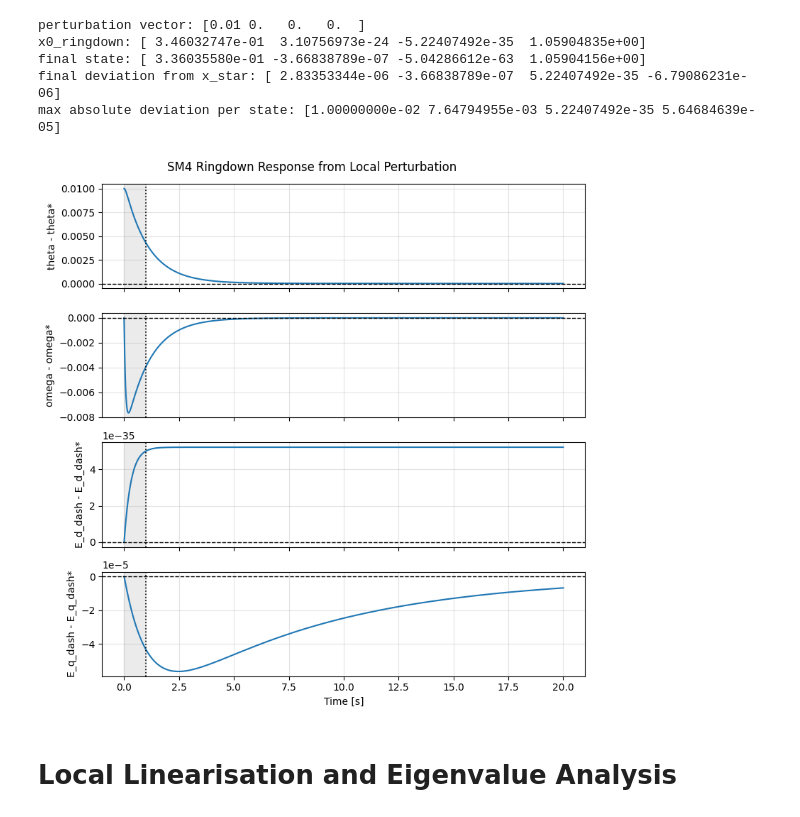
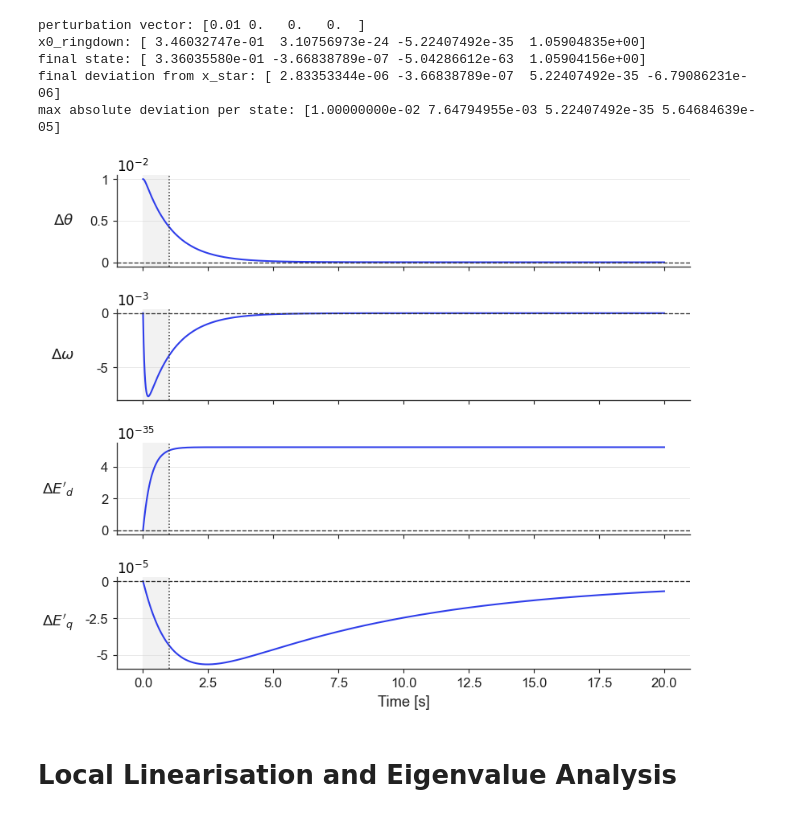
Before and after one commit to jnasw/ml-surrogates-for-power-systems, a Jupyter notebook: tools/analysis/chapter4/chapter4_dynamical_system_analysis.ipynb, the cells around one changed output. Drawn from its saved outputs; the diff is of its cells as text; code cells hidden in the pictures.

Commit message:
updated visuals for ch4

```diff
--- a/tools/analysis/chapter4/chapter4_dynamical_system_analysis.ipynb
+++ b/tools/analysis/chapter4/chapter4_dynamical_system_analysis.ipynb
@@ -267,38 +277,86 @@ final state: [ 3.36035580e-01 -3.66838789e-07 -5.04286612e-63  1.05904156e+00]
 final deviation from x_star: [ 2.83353344e-06 -3.66838789e-07  5.22407492e-35 -6.79086231e-06]
 max absolute deviation per state: [1.00000000e-02 7.64794955e-03 5.22407492e-35 5.64684639e-05]
 # %%
+set_thesis_style()
+
 deviation_labels = [
-    "theta - theta*",
-    "omega - omega*",
-    "E_d_dash - E_d_dash*",
-    "E_q_dash - E_q_dash*",
+    r"$\Delta \theta$",
+    r"$\Delta \omega$",
+    r"$\Delta E'_d$",
+    r"$\Delta E'_q$",
 ]
 surrogate_horizon = float(setup_cfg.time)
 
-fig, axes = plt.subplots(4, 1, figsize=(8, 8), sharex=True)
+fig, axes = plt.subplots(
+    4,
+    1,
+    figsize=(6.8, 5.8),
+    sharex=True,
+    constrained_layout=True,
+)
+
+fig.set_constrained_layout_pads(
+    hspace=0.15,  # increase vertical spacing between rows
+)
+
 for idx, (ax, label) in enumerate(zip(axes, deviation_labels)):
-    ax.plot(sol_ringdown.t, ringdown_deviation[idx], linewidth=1.5)
-    ax.axvspan(0.0, surrogate_horizon, color="tab:gray", alpha=0.15)
-    ax.axvline(surrogate_horizon, color="black", linestyle=":", linewidth=1.2)
-    ax.axhline(0.0, linestyle="--", color="black", linewidth=1.0)
-    ax.set_ylabel(label)
-    ax.grid(True, alpha=0.35)
+    max_abs_value = np.nanmax(np.abs(ringdown_deviation[idx]))
+    #if max_abs_value > 0 and (max_abs_value < 1e-2 or max_abs_value >= 1e2):
+    if max_abs_value > 0 and (max_abs_value <= 1e-1 or max_abs_value >= 1e1):
+        scale_exponent = int(np.floor(np.log10(max_abs_value)))
+    else:
+        scale_exponent = 0
+    scale = 10.0 ** scale_exponent
 
-# axes[0].text(
-#     surrogate_horizon,
-#     0.95,
-#     "1 s surrogate horizon",
-#     transform=axes[0].get_xaxis_transform(),
-#     ha="right",
-#     va="top",
-#     fontsize=9,
-# )
+    ax.plot(
+        sol_ringdown.t,
+        ringdown_deviation[idx],
+        color=DTU_COLORS["blue"],
+        linewidth=1.25,
+    )
+    ax.axvspan(
+        0.0,
+        surrogate_horizon,
+        color=NEUTRAL_COLORS["grid"],
+        alpha=0.35,
+        linewidth=0.0,
+    )
+    ax.axvline(
+        surrogate_horizon,
+        color=NEUTRAL_COLORS["axis"],
+        linestyle=":",
+        linewidth=0.9,
+    )
+    ax.axhline(
+        0.0,
+        linestyle="--",
+        color=NEUTRAL_COLORS["axis"],
+        linewidth=0.8,
+    )
+    ax.set_ylabel(label, rotation=0, ha="right", va="center", labelpad=4)
+    ax.yaxis.set_label_coords(-0.075, 0.5)
+    ax.yaxis.set_major_formatter(FuncFormatter(lambda value, _pos, scale=scale: f"{value / scale:.3g}"))
+    ax.grid(True, axis="y")
+    ax.grid(False, axis="x")
+    apply_thesis_axis_style(ax)
+    if scale_exponent != 0:
+        scale_text = ax.text(
+            0.0,
+            1.015,
+            rf"$10^{{{scale_exponent}}}$",
+            transform=ax.transAxes,
+            ha="left",
+            va="bottom",
+            fontsize=10,
+            clip_on=False,
+        )
+        #scale_text.set_in_layout(False)
+
 axes[-1].set_xlabel("Time [s]")
-fig.suptitle("SM4 Ringdown Response from Local Perturbation")
-fig.tight_layout()
+
 plt.show()
 # %% [output]
-[figure, old version]
+[figure, new version]
 # %% [markdown]
 # Local Linearisation and Eigenvalue Analysis
 # %% [markdown]
```
Also changed, not shown: parts of 12 cells of this notebook, 1 other file.
